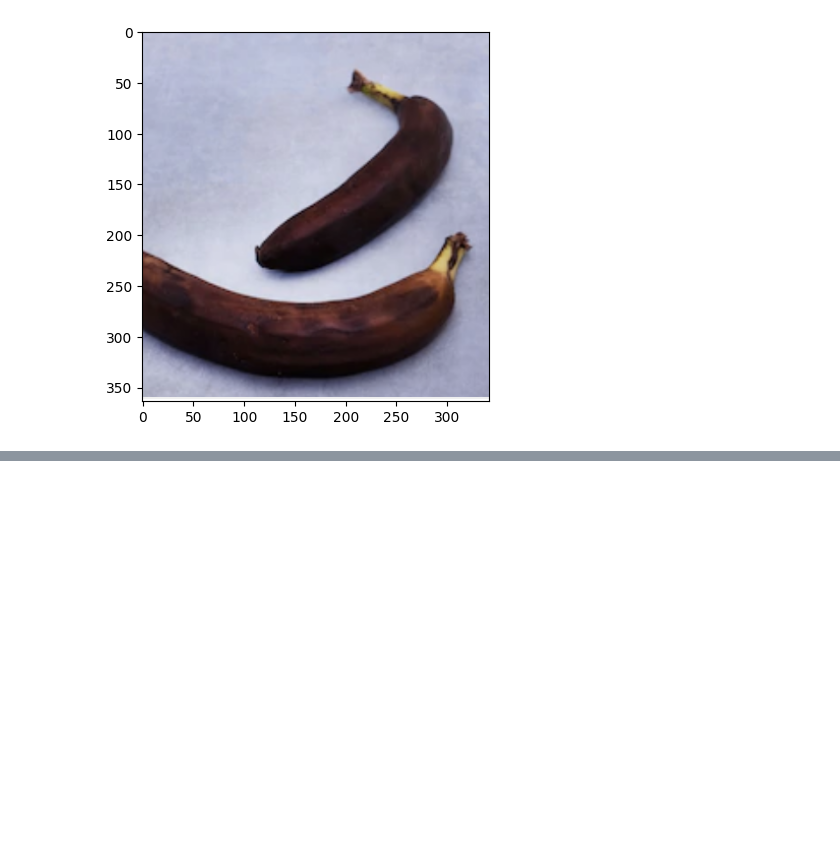
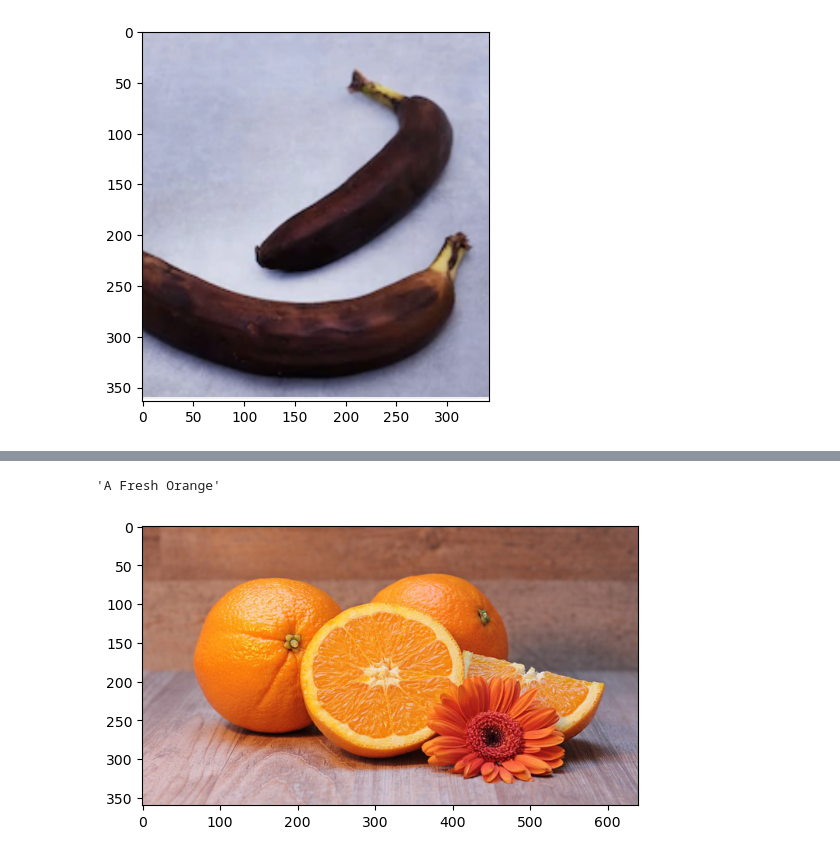
Before and after one commit to MajidKouki/fruit-classification, a Jupyter notebook: fruit-classification.ipynb, the cells around one changed output, grey strips where cells are left out. Cells and saved outputs as stored; diff of their text form; code cells hidden in the pictures; blank space fills up the shorter version.

```diff
--- a/fruit-classification.ipynb
+++ b/fruit-classification.ipynb
@@ -290,0 +300,4 @@ predict_fruit("dataset/test/rottenbanana/Screen Shot 2018-06-12 at 8.53.09 PM.pn
+# %%
+# Predict additional fruits with the predict_fruit function
+predict_fruit("extra_fruits/freshoranges/O1.jpg")
+# %% [output]
@@ -290,0 +305,2 @@ predict_fruit("dataset/test/rottenbanana/Screen Shot 2018-06-12 at 8.53.09 PM.pn
+'A Fresh Orange'
+[figure, added]
```
Also changed, not shown: parts of 7 cells of this notebook.
